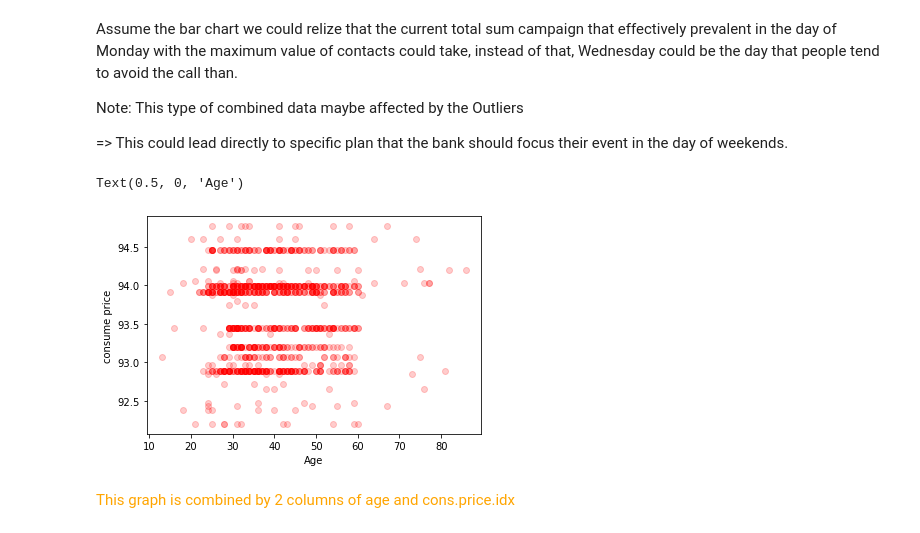
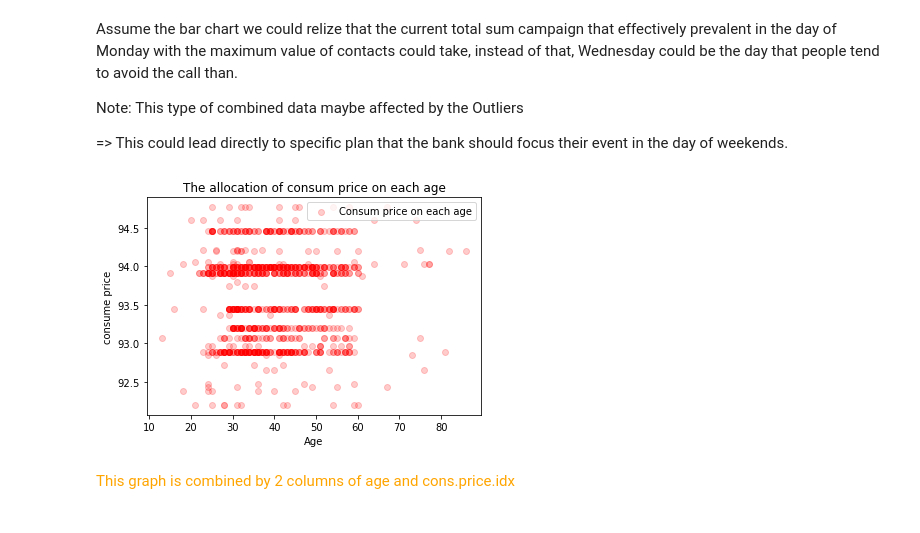
Before and after one commit to thinhsuy/Data_cleansing_summarising, a Jupyter notebook: assignment1.ipynb, the cells around one changed output. Drawn from its saved outputs; the diff is of its cells as text; code cells hidden in the pictures.

```diff
--- a/assignment1.ipynb
+++ b/assignment1.ipynb
@@ -273,13 +284,15 @@ Assume the bar chart we could relize that the current total sum campaign that ef
 # %%
 x = list(df['age'])
 y = list(df['cons.price.idx'])
 rg = len(x)//4
-plt.scatter(x[:rg], y[:rg], alpha=0.2, color="red", cmap='viridis')
+plt.scatter(x[:rg], y[:rg], alpha=0.2, color="red", cmap='viridis', label="Consum price on each age")
+plt.title('The allocation of consum price on each age')
 plt.ylabel("consume price")
 plt.xlabel("Age")
+plt.legend(loc="upper right")
+plt.show()
 # %% [output]
-Text(0.5, 0, 'Age')
-[figure, old version]
+[figure, new version]
 # %% [markdown]
 <font color="orange">This graph is combined by 2 columns of age and cons.price.idx</font>
 # %% [markdown]
```
Also changed, not shown: parts of 9 cells of this notebook.
